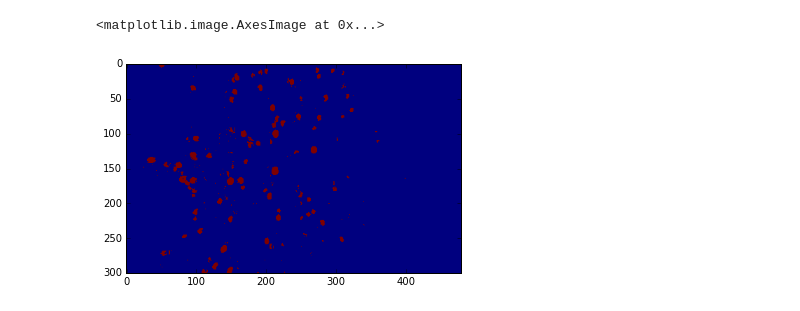
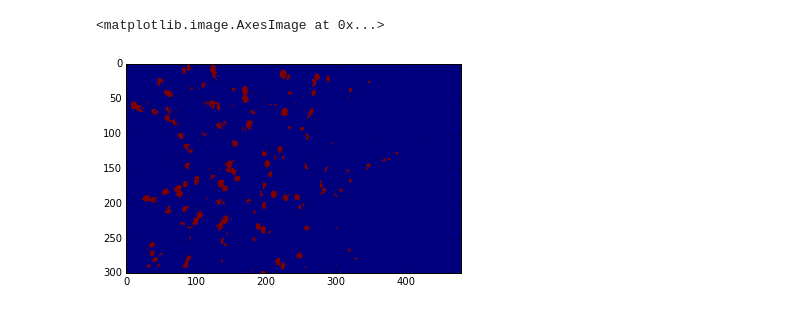
Before and after one commit to versatran01/Galt, a Jupyter notebook: detection/notebook/chao.ipynb, the cells around one changed output. Cells and saved outputs as stored; diff of their text form; code cells hidden in the pictures.

```diff
--- a/detection/notebook/chao.ipynb
+++ b/detection/notebook/chao.ipynb
@@ -11,6 +11,6 @@ sys.path.append(os.path.join(os.getcwd(), '..'))
 from aye.preprocessing import *
 # %%
 rd = DataReader()
-im_bgr = rd.read_image(2)
+im_bgr = rd.read_image(6)
 plt.imshow(im_bgr)
 # %% [output]
@@ -22,12 +23,12 @@ scaler = joblib.load('../model/scaler.pkl')
 # %%
 s = Samples(im_bgr)
 X = scaler.transform(s.X())
-y = eclf.predict(X)
+y = clf.predict(X)
 bw = s.y_to_bw(y)
 im_bw = np.array(bw, dtype=np.uint8)
 im_bw *= 255
-cv2.imwrite('bw0000.png', im_bw)
+cv2.imwrite('frame0006_bw.png', im_bw)
 plt.imshow(bw)
 # %% [output]
 <matplotlib.image.AxesImage at 0x...>
-[figure, old version]
+[figure, new version]
```
Also changed, not shown: parts of 1 cell of this notebook, 2 other files.
